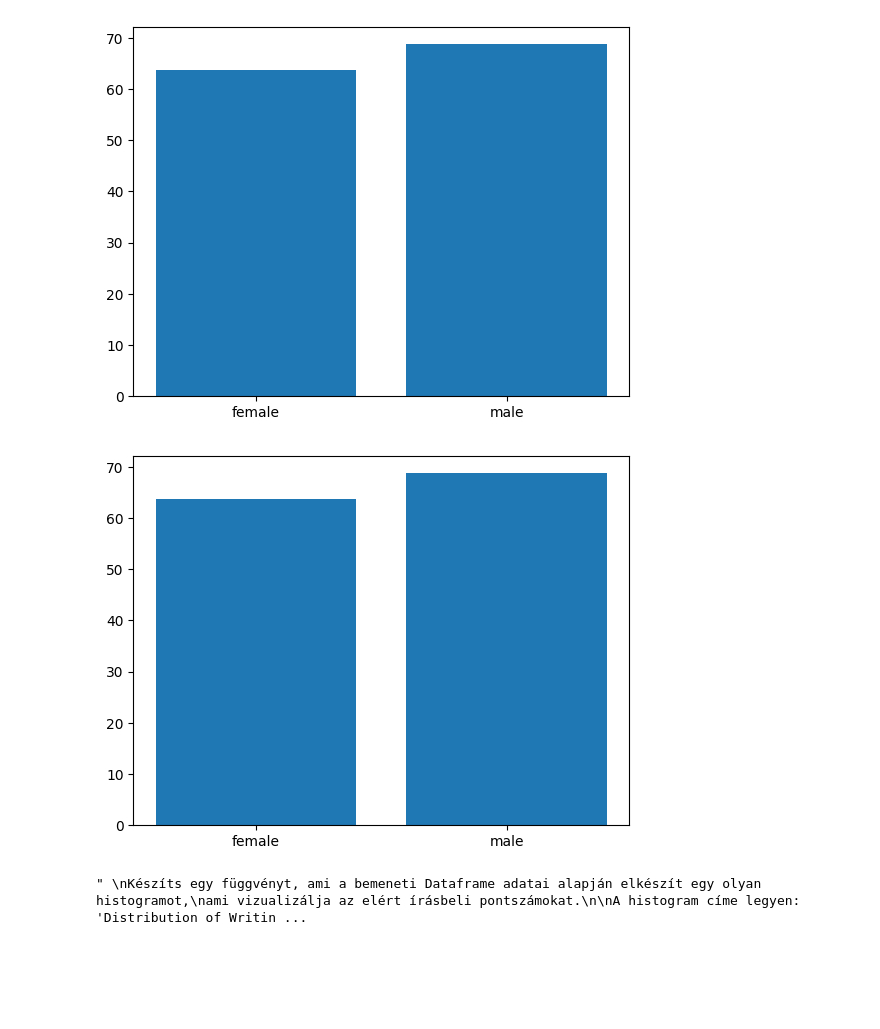
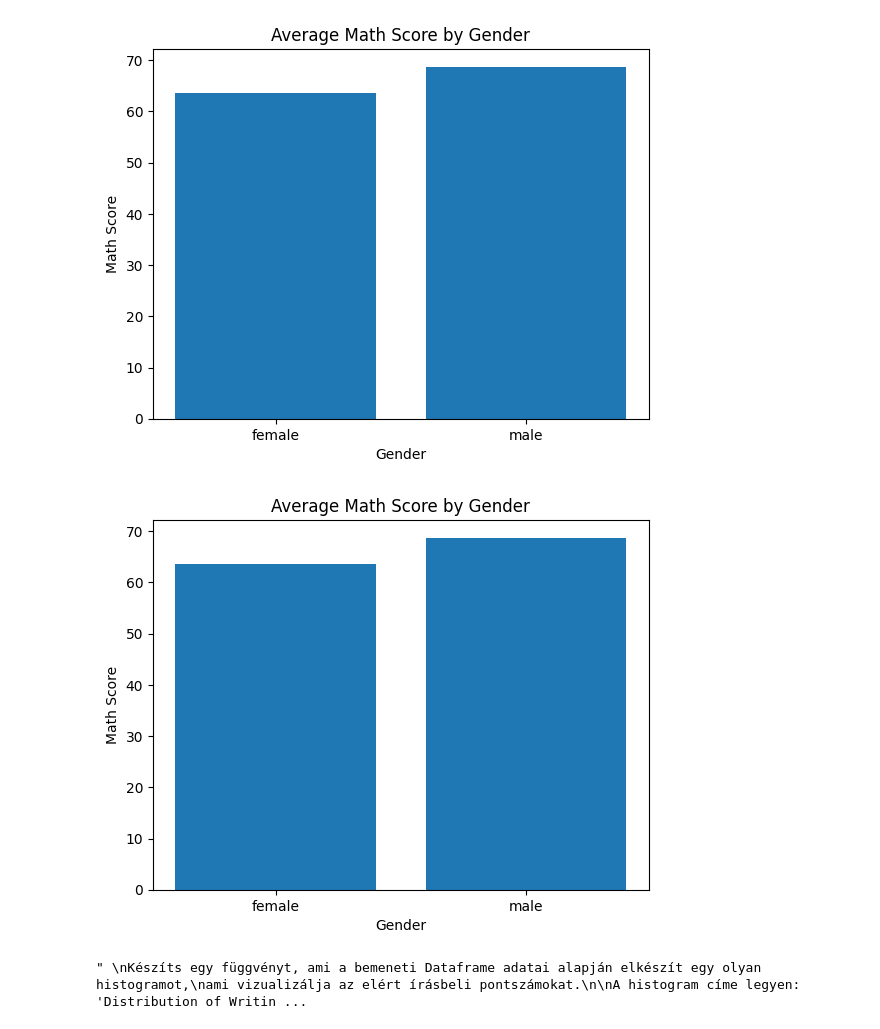
Before and after one commit to DezsiCsaba/BDIGNE_BEVADAT2022232, a Jupyter notebook: HAZI/HAZI04/HAZI04.ipynb, the cells around one changed output. Saved outputs shown, nothing was run; the diff lists cells and outputs as text; code cells hidden in the pictures; blank space fills up the shorter version.

```diff
--- a/HAZI/HAZI04/HAZI04.ipynb
+++ b/HAZI/HAZI04/HAZI04.ipynb
@@ -198,24 +252,23 @@ függvény neve: math_bar_plot
 # %%
 #9
 def math_bar_plot(frame:pd.DataFrame) -> plt.figure:
     pdf = frame.copy()
 
     fig, ax = plt.subplots()
     group=pdf.groupby(['gender'])
 
     ax.bar(group.groups.keys(),group.mean()['math score'].values)
 
-    ax.set_title = "Average Math Score by Gender"
-    ax.set_xlabel = "Gender"
-    ax.set_ylabel = "Math Score"
-
+    ax.set_title("Average Math Score by Gender")
+    ax.set_xlabel("Gender")
+    ax.set_ylabel("Math Score")
 
     return fig
 
 math_bar_plot(myframe)
 # %% [output]
-[figure, old version]
+[figure, new version]
-[figure, old version]
+[figure, new version]
 # %%
 '''
 Készíts egy függvényt, ami a bemeneti Dataframe adatai alapján elkészít egy olyan histogramot,
```
Also changed, not shown: parts of 11 cells of this notebook, 1 other file.
